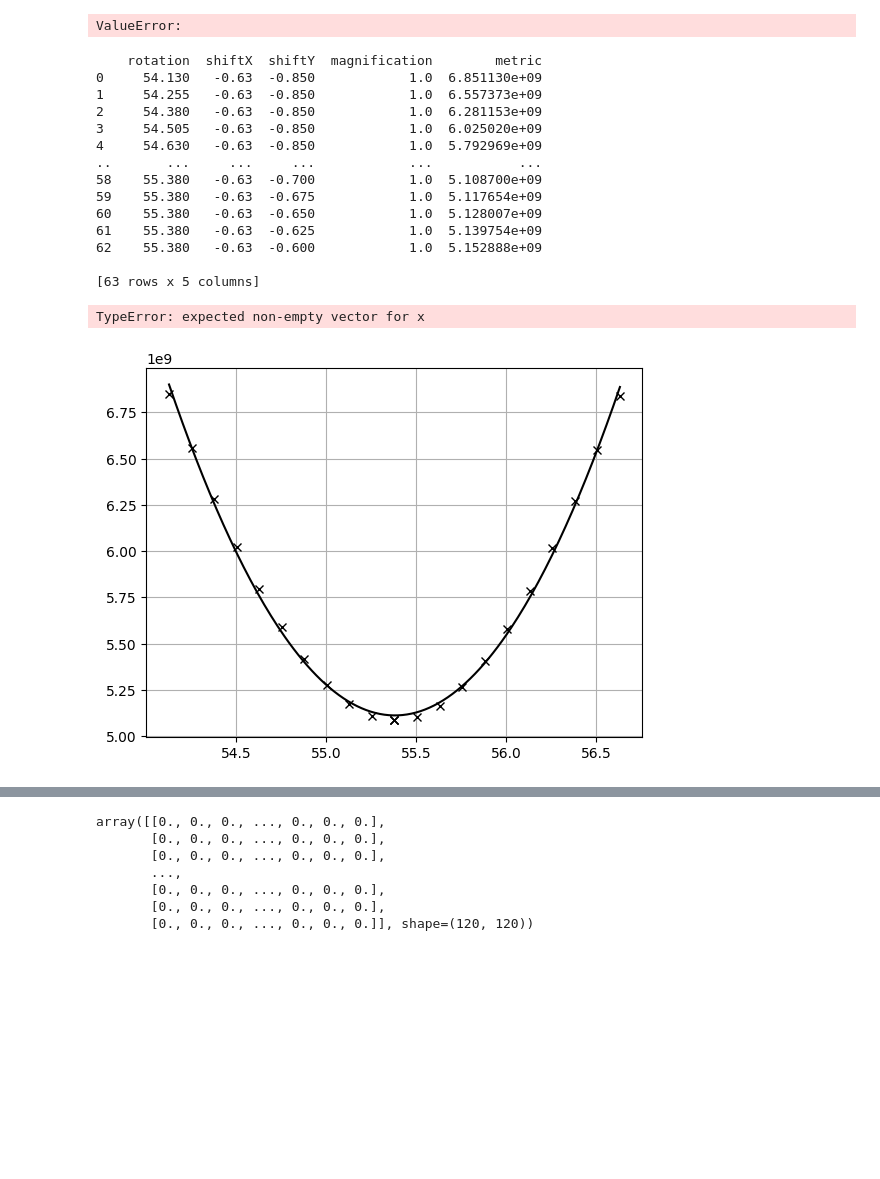
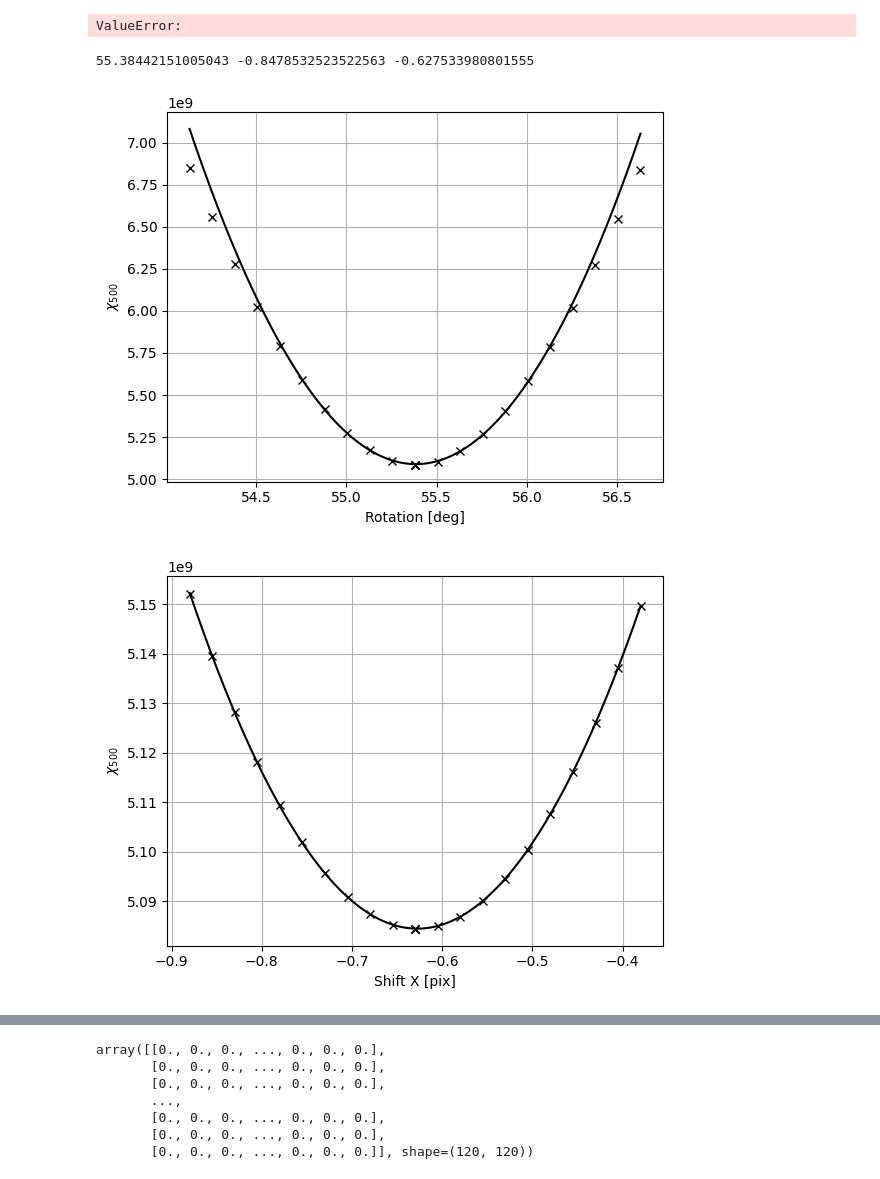
Before and after one commit to Menessao/SPECULA, a Jupyter notebook: config/ErrorBudget/LBTplots.ipynb, the cells around one changed output, grey strips where cells are left out. Saved outputs shown, nothing was run; the diff lists cells and outputs as text; code cells hidden in the pictures; blank space fills up the shorter version.

```diff
--- a/config/ErrorBudget/LBTplots.ipynb
+++ b/config/ErrorBudget/LBTplots.ipynb
@@ -212,57 +212,49 @@ ValueError:
 # %%
 import pandas as pd
 
-df = pd.read_csv('/raid1/mmenessini/results/SOUL/KLv30dx/misreg_csv/it3_deltaRot0.12_deltaShift0.02_metric.csv') #_deltaMag0.01
+df_tot = pd.read_csv('/raid1/mmenessini/results/SOUL/KLv30dx/misreg_csv/it3_deltaRot0.12_deltaShift0.02_metric.csv') #_deltaMag0.01
 
-print(df)
+df = df_tot[df_tot['magnification']==1.0]
 
 df_rot = df['rotation']
 df_shftX = df['shiftX']
 df_shftY = df['shiftY']
 
 dfvRot = df[np.logical_and(df_shftX==-0.63,df_shftY==-0.85)]
-skip = 1
-prot = np.polyfit(dfvRot['rotation'],dfvRot['metric'],2) #[skip:-skip-3]
+skip = 5
+prot = np.polyfit(dfvRot['rotation'][skip:-skip-1],dfvRot['metric'][skip:-skip-1],2) #
 x = np.linspace(np.min(dfvRot['rotation']),np.max(dfvRot['rotation']),200)
 plt.figure()
 plt.plot(dfvRot['rotation'],dfvRot['metric'],'x',c='k') #[skip:-skip-3]
 plt.plot(x,np.polyval(prot,x),c='k')
+plt.xlabel('Rotation [deg]')
+plt.ylabel('$\chi_{500}$')
 plt.grid()
 
 
 dfvdX = df[np.logical_and(df_rot==55.38,df_shftY==-0.85)]
 psX = np.polyfit(dfvdX['shiftX'],dfvdX['metric'],2)
 x = np.linspace(np.min(dfvdX['shiftX']),np.max(dfvdX['shiftX']),200)
 plt.figure()
 plt.plot(dfvdX['shiftX'],dfvdX['metric'],'x',c='k')
 plt.plot(x,np.polyval(psX,x),c='k')
+plt.xlabel('Shift X [pix]')
+plt.ylabel('$\chi_{500}$')
 plt.grid()
 
-
 dfvdY = df[np.logical_and(df_rot==55.38,df_shftX==-0.63)]
-psY = np.polyfit(dfvdY['shiftY'],dfvdY['metric'],2)
+psY = np.polyfit(dfvdY['shiftY'][:-1],dfvdY['metric'][:-1],2)
 x = np.linspace(np.min(dfvdY['shiftY']),np.max(dfvdY['shiftY']),200)
 plt.figure()
-plt.plot(dfvdY['shiftY'],dfvdY['metric'],'x',c='k')
+plt.plot(dfvdY['shiftY'][:-1],dfvdY['metric'][:-1],'x',c='k')
 plt.plot(x,np.polyval(psY,x),c='k')
+plt.xlabel('Shift Y [pix]')
+plt.ylabel('$\chi_{500}$')
 plt.grid()
 
 
 print(prot[1]/(-2*prot[0]),psY[1]/(-2*psY[0]),psX[1]/(-2*psX[0]))
 # %% [output]
-    rotation  shiftX  shiftY  magnification        metric
-0     54.130   -0.63  -0.850            1.0  6.851130e+09
-1     54.255   -0.63  -0.850            1.0  6.557373e+09
-2     54.380   -0.63  -0.850            1.0  6.281153e+09
-3     54.505   -0.63  -0.850            1.0  6.025020e+09
-4     54.630   -0.63  -0.850            1.0  5.792969e+09
-..       ...     ...     ...            ...           ...
-58    55.380   -0.63  -0.700            1.0  5.108700e+09
-59    55.380   -0.63  -0.675            1.0  5.117654e+09
-60    55.380   -0.63  -0.650            1.0  5.128007e+09
-61    55.380   -0.63  -0.625            1.0  5.139754e+09
-62    55.380   -0.63  -0.600            1.0  5.152888e+09
-
-[63 rows x 5 columns]
+55.38442151005043 -0.8478532523522563 -0.627533980801555
-TypeError: expected non-empty vector for x
-[figure, old version]
+[figure, new version]
+[figure, added]
```
Also changed, not shown: parts of 4 cells of this notebook, 3 other files.
